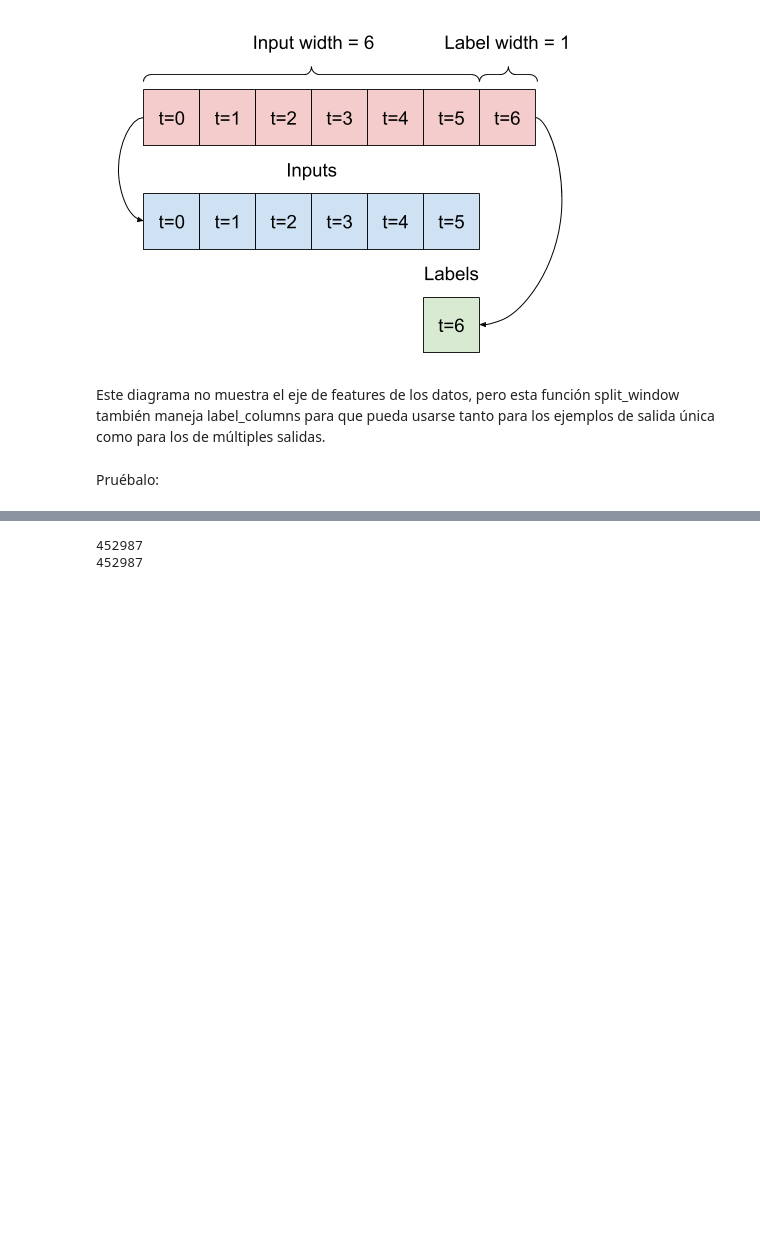
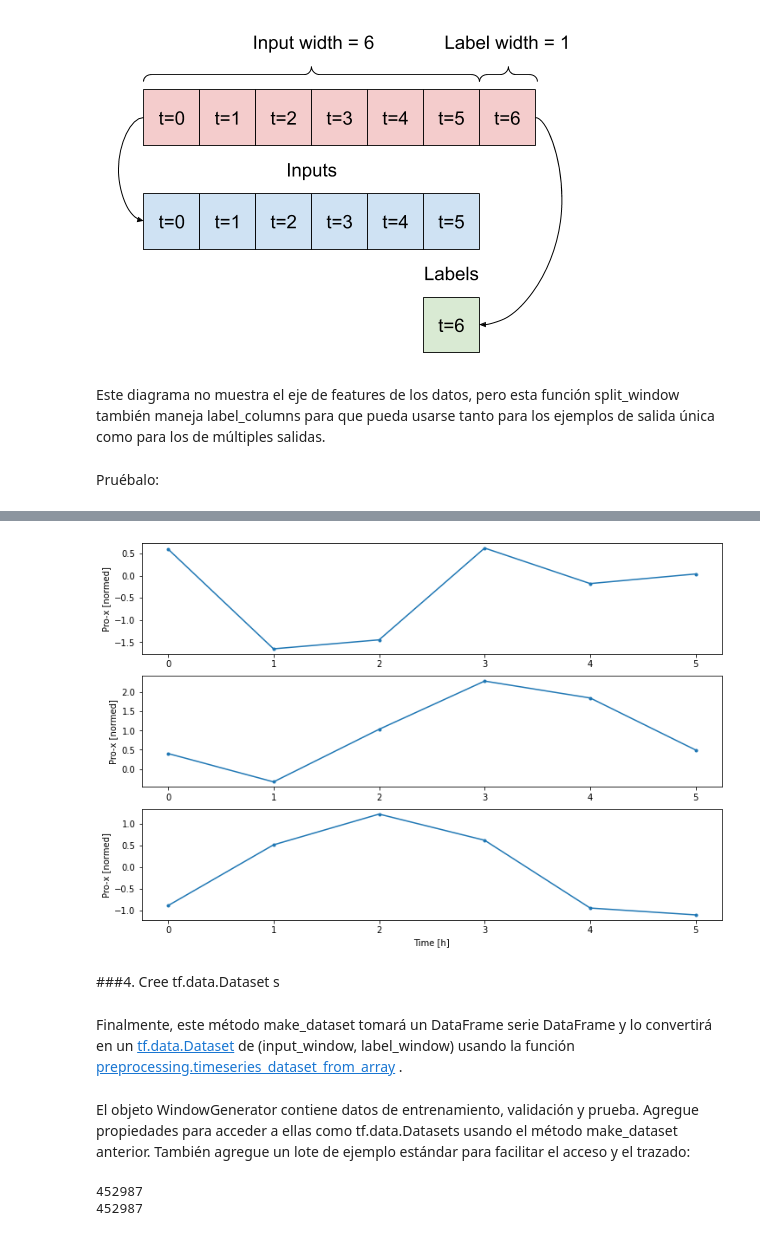
Before and after one commit to georgesteve/Research-Assitant-ML-ROJ, a Jupyter notebook: Semana_5.ipynb, the cells around one changed output, grey strips where cells are left out. Saved outputs shown, nothing was run; the diff lists cells and outputs as text; code cells hidden in the pictures; blank space fills up the shorter version.

```diff
--- a/Semana_5.ipynb
+++ b/Semana_5.ipynb
@@ -422,0 +472,8 @@ El código anterior tomó un lote de 3 ventanas de 7 pasos de tiempo, con 19 fun
+# %%
+w2.plot(plot_col='Pro-x')
+# %% [output]
+[figure, added]
+# %% [markdown]
+###4. Cree tf.data.Dataset s
+# %% [markdown]
+Finalmente, este método make_dataset tomará un DataFrame serie DataFrame y lo convertirá en un [tf.data.Dataset](https://www.tensorflow.org/api_docs/python/tf/data/Dataset) de (input_window, label_window) usando la función [preprocessing.timeseries_dataset_from_array](https://www.tensorflow.org/api_docs/python/tf/keras/preprocessing/timeseries_dataset_from_array) .
@@ -422,0 +496,2 @@ El código anterior tomó un lote de 3 ventanas de 7 pasos de tiempo, con 19 fun
+# %% [markdown]
+El objeto WindowGenerator contiene datos de entrenamiento, validación y prueba. Agregue propiedades para acceder a ellas como tf.data.Datasets usando el método make_dataset anterior. También agregue un lote de ejemplo estándar para facilitar el acceso y el trazado:
```
Also changed, not shown: parts of 12 cells of this notebook.
